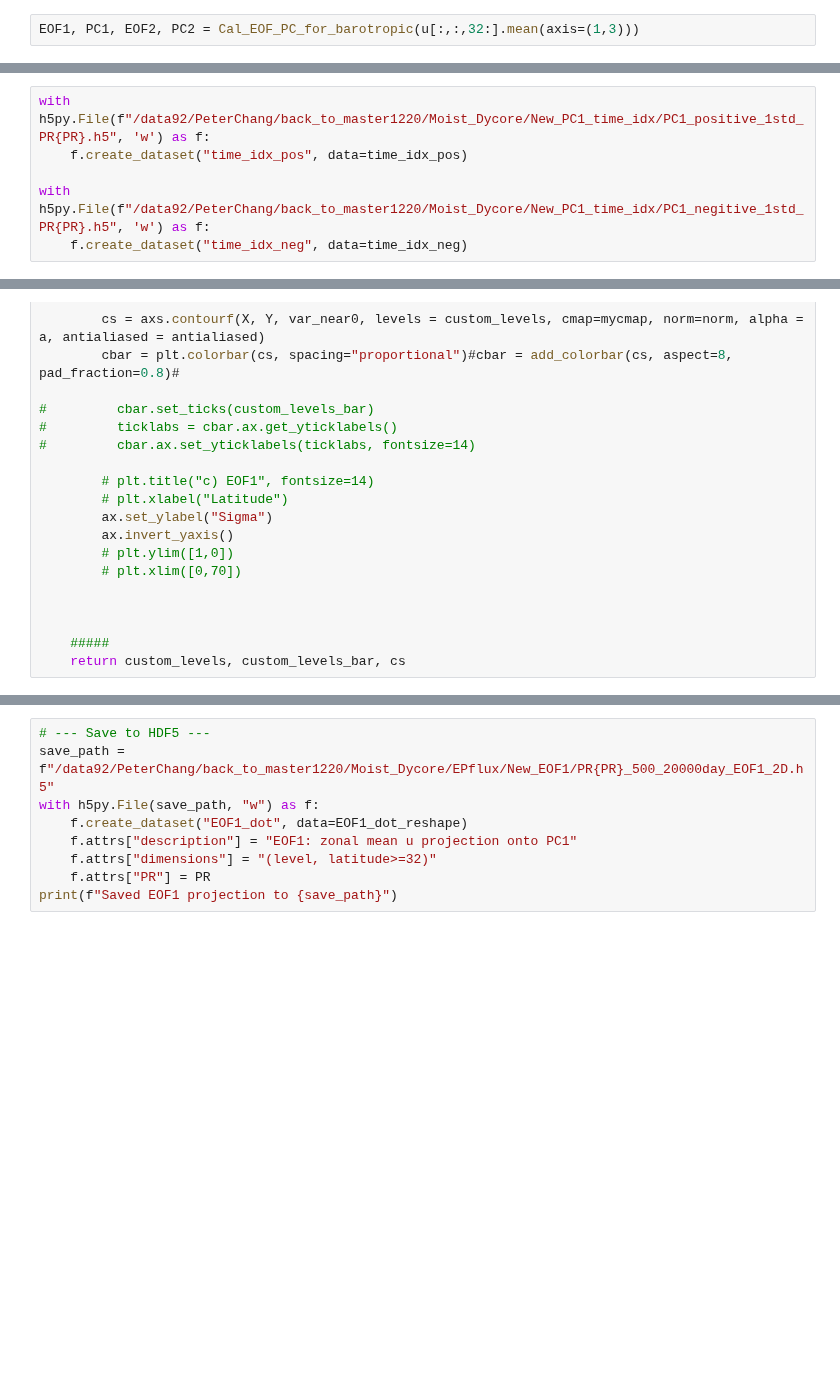
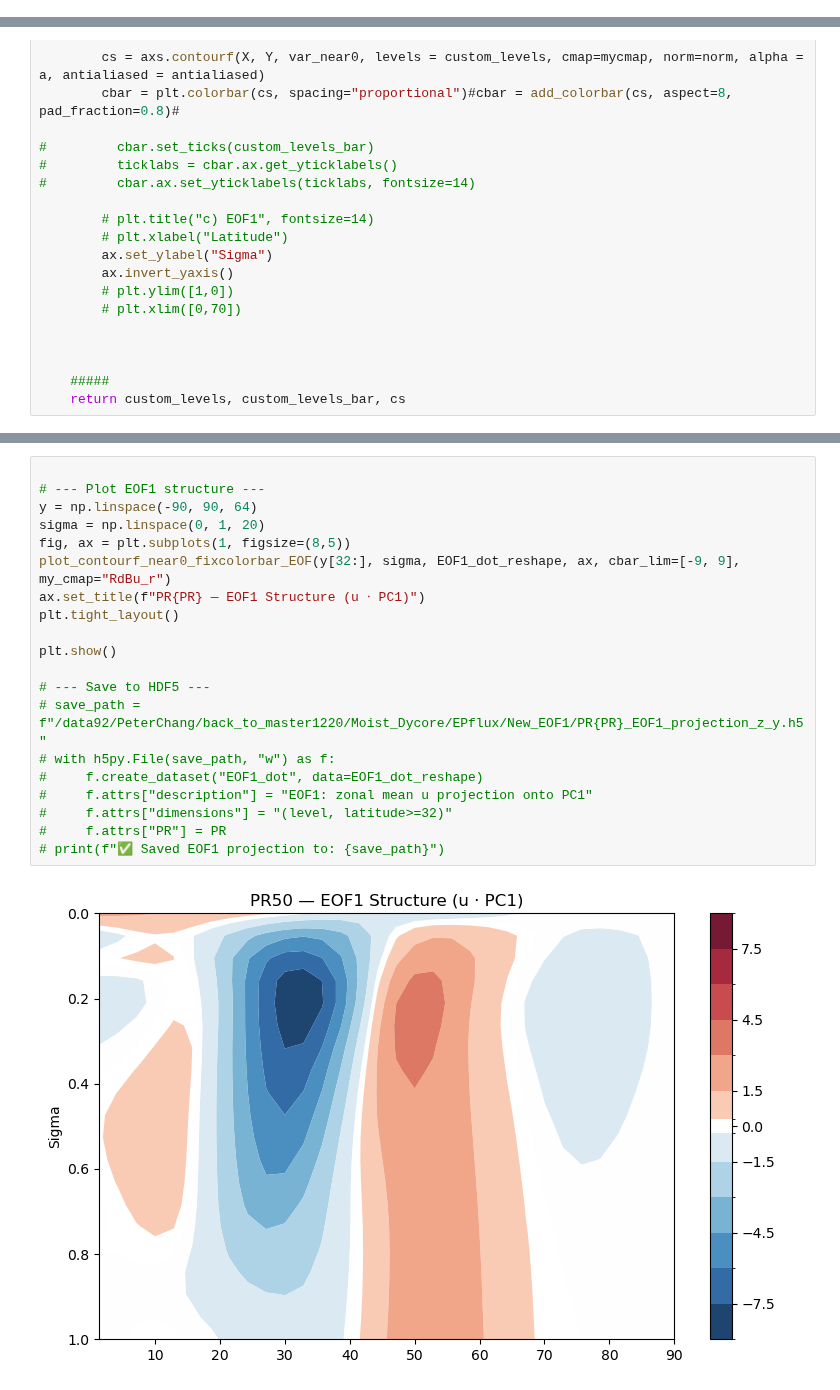
Before and after one commit to PeterChang1023/Moist_Dycore, a Jupyter notebook: Dycore_EOF1_PC1.ipynb, the cells around one changed output, grey strips where cells are left out. Saved outputs shown, nothing was run; the diff lists cells and outputs as text; blank space fills up the shorter version.

```diff
--- a/Dycore_EOF1_PC1.ipynb
+++ b/Dycore_EOF1_PC1.ipynb
@@ -47,2 +5,0 @@ def Cal_EOF_PC_for_barotropic(input_data):
-# %%
-EOF1, PC1, EOF2, PC2 = Cal_EOF_PC_for_barotropic(u[:,:,32:].mean(axis=(1,3)))
@@ -99,6 +5,0 @@ plt.show()
-# %%
-with h5py.File(f"/data92/PeterChang/back_to_master1220/Moist_Dycore/New_PC1_time_idx/PC1_positive_1std_PR{PR}.h5", 'w') as f:
-    f.create_dataset("time_idx_pos", data=time_idx_pos)
-
-with h5py.File(f"/data92/PeterChang/back_to_master1220/Moist_Dycore/New_PC1_time_idx/PC1_negitive_1std_PR{PR}.h5", 'w') as f:
-    f.create_dataset("time_idx_neg", data=time_idx_neg)
@@ -299,9 +243,22 @@ _,custom_levels_bar,cs=plot_contourf_near0_fixcolorbar_EOF(y[32:], np.linspace(0
 # %%
+
+# --- Plot EOF1 structure ---
+y = np.linspace(-90, 90, 64)
+sigma = np.linspace(0, 1, 20)
+fig, ax = plt.subplots(1, figsize=(8,5))
+plot_contourf_near0_fixcolorbar_EOF(y[32:], sigma, EOF1_dot_reshape, ax, cbar_lim=[-9, 9], my_cmap="RdBu_r")
+ax.set_title(f"PR{PR} — EOF1 Structure (u ⋅ PC1)")
+plt.tight_layout()
+
+plt.show()
+
 # --- Save to HDF5 ---
-save_path = f"/data92/PeterChang/back_to_master1220/Moist_Dycore/EPflux/New_EOF1/PR{PR}_500_20000day_EOF1_2D.h5"
-with h5py.File(save_path, "w") as f:
-    f.create_dataset("EOF1_dot", data=EOF1_dot_reshape)
-    f.attrs["description"] = "EOF1: zonal mean u projection onto PC1"
-    f.attrs["dimensions"] = "(level, latitude>=32)"
-    f.attrs["PR"] = PR
-print(f"Saved EOF1 projection to {save_path}")
+# save_path = f"/data92/PeterChang/back_to_master1220/Moist_Dycore/EPflux/New_EOF1/PR{PR}_EOF1_projection_z_y.h5"
+# with h5py.File(save_path, "w") as f:
+#     f.create_dataset("EOF1_dot", data=EOF1_dot_reshape)
+#     f.attrs["description"] = "EOF1: zonal mean u projection onto PC1"
+#     f.attrs["dimensions"] = "(level, latitude>=32)"
+#     f.attrs["PR"] = PR
+# print(f"✅ Saved EOF1 projection to: {save_path}")
+# %% [output]
+[figure, added]
```
Also changed, not shown: parts of 17 cells of this notebook.
